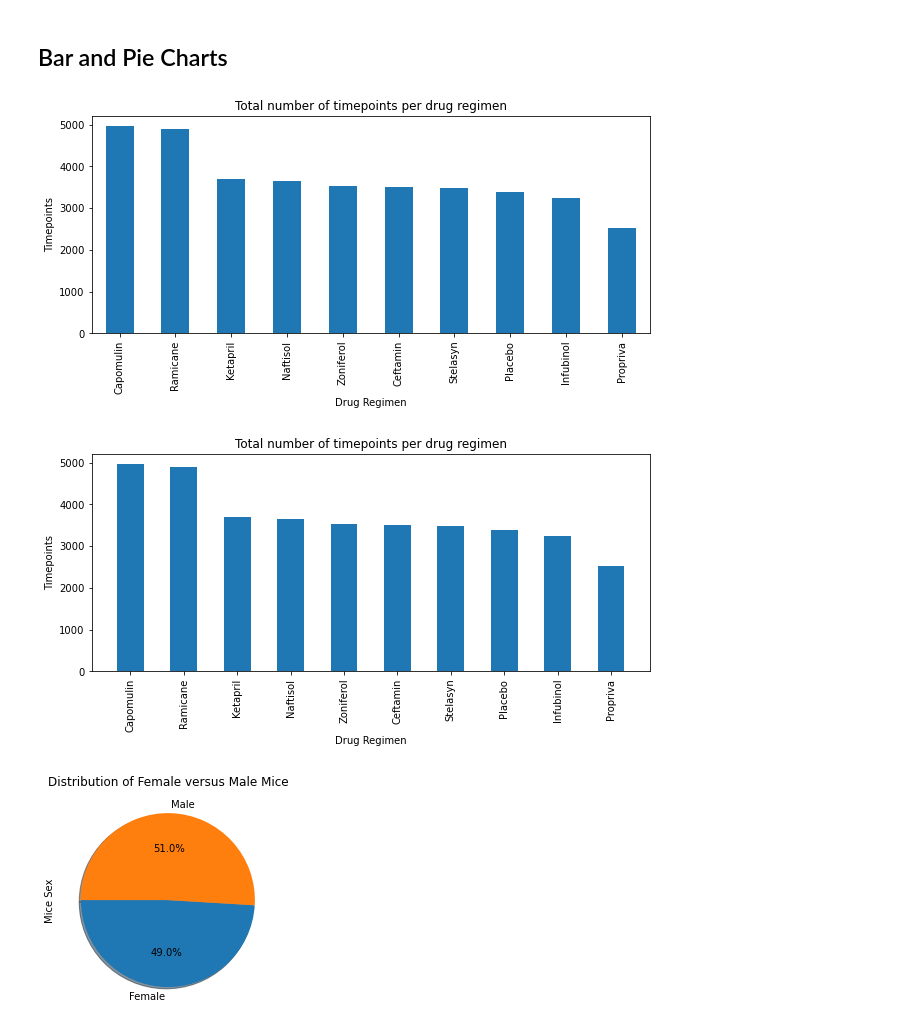
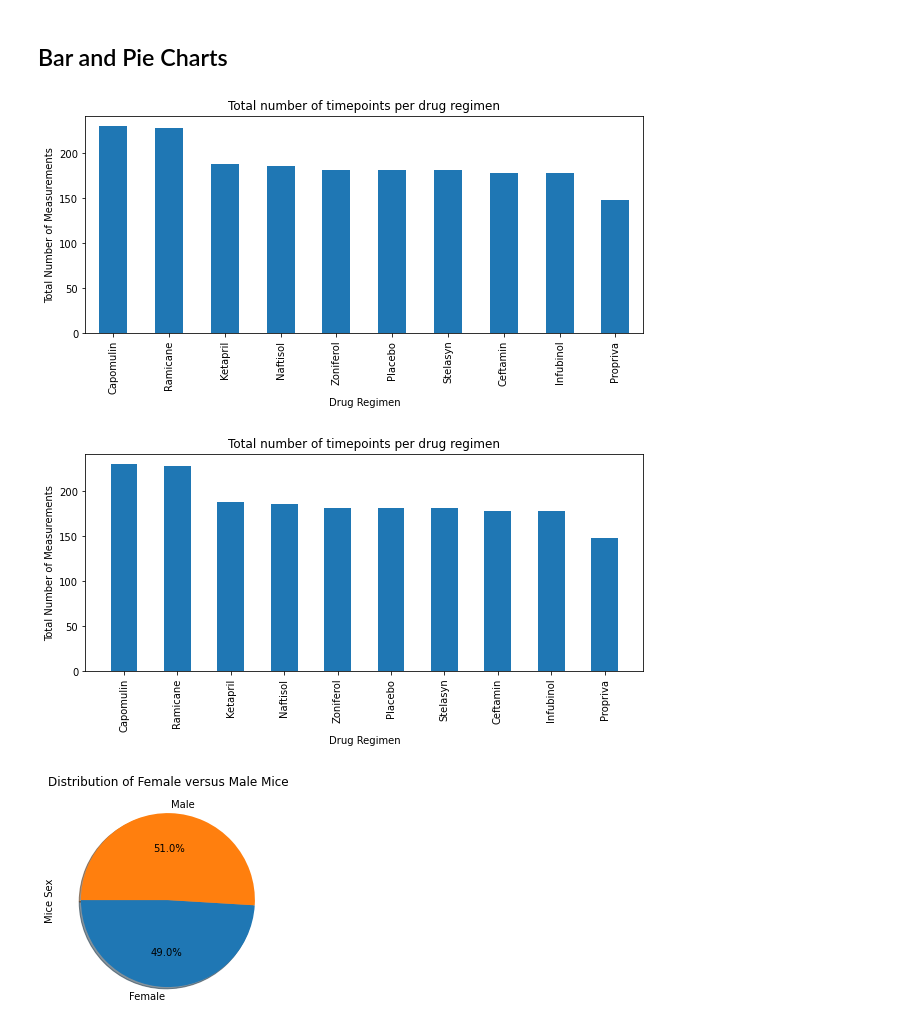
Before and after one commit to Yang111105/Matplotlib-challenge, a Jupyter notebook: pymaceuticals_starter.ipynb, the cells around one changed output. Drawn from its saved outputs; the diff is of its cells as text; code cells hidden in the pictures.

```diff
--- a/pymaceuticals_starter.ipynb
+++ b/pymaceuticals_starter.ipynb
@@ -147,13 +147,13 @@ regimen_group['Tumor Volume (mm3)'].agg([np.mean,np.median,np.var,np.std,st.sem]
 ## Bar and Pie Charts
 # %%
 # Generate a bar plot showing the total number of timepoints for all mice tested for each drug regimen using Pandas.
-total_timepoints_regimen = regimen_group.Timepoint.sum()
+total_timepoints_regimen = regimen_group.Timepoint.count()
 total_timepoints_regimen = total_timepoints_regimen.sort_values(ascending=False)
 timepoints_regimen_pdchart = total_timepoints_regimen.plot(kind='bar', figsize=(10,4),title=("Total number of timepoints per drug regimen") )
-timepoints_regimen_pdchart.set_ylabel('Timepoints')
+timepoints_regimen_pdchart.set_ylabel('Total Number of Measurements')
 plt.show()
 # %% [output]
-[figure, old version]
+[figure, new version]
 # %%
 # Generate a bar plot showing the total number of timepoints for all mice tested for each drug regimen using pyplot.
 drug_regimen = total_timepoints_regimen.keys()
@@ -163,10 +163,10 @@ plt.bar(x_axis, total_timepoints_regimen,width=0.5)
 plt.xticks(x_axis, drug_regimen,rotation=90)
 plt.title('Total number of timepoints per drug regimen')
 plt.xlabel('Drug Regimen')
-plt.ylabel('Timepoints')
+plt.ylabel('Total Number of Measurements')
 plt.show()
 # %% [output]
-[figure, old version]
+[figure, new version]
 # %%
 # Generate a pie plot showing the distribution of female versus male mice using Pandas
 sex_group = clean_data_df.groupby(['Sex'])
```
Also changed, not shown: parts of 4 cells of this notebook.
